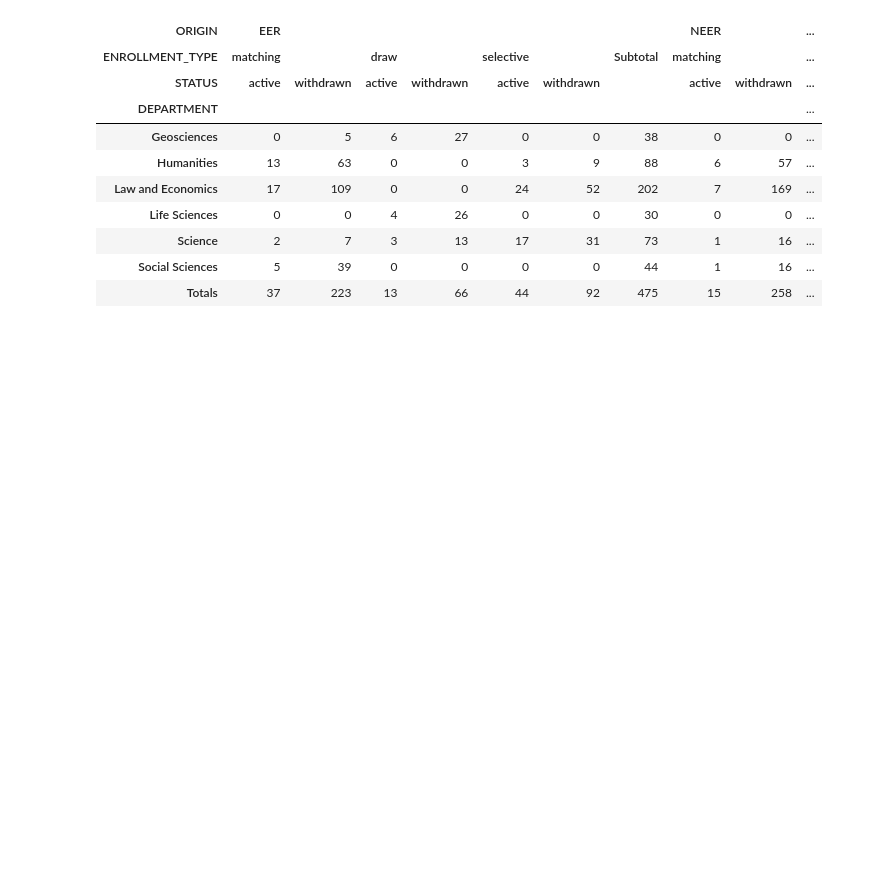
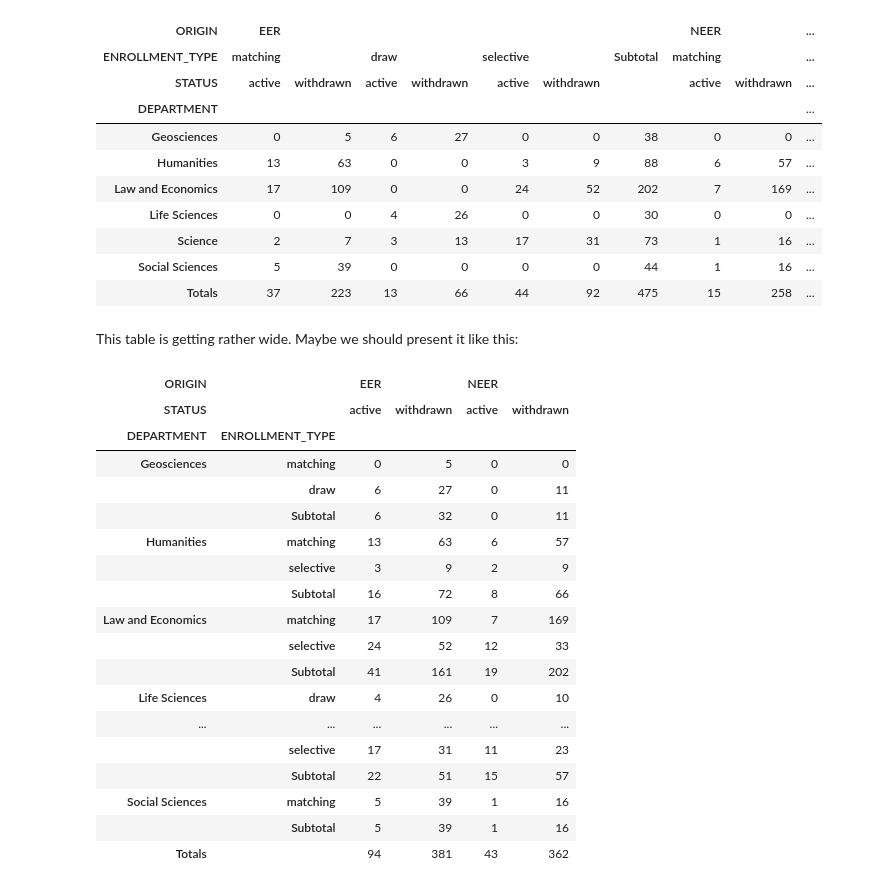
Before and after one commit to lcvriend/laserbeans, a Jupyter notebook: example.ipynb, the cells around one changed output. Drawn from its saved outputs; the diff is of its cells as text; code cells hidden in the pictures; blank space fills up the shorter version.

Commit message:
Add example of crosstable styling

```diff
--- a/example.ipynb
+++ b/example.ipynb
@@ -125,3 +125,30 @@ lb.tables.FancyTable(df_ct, style='minimal')
 | Science | 2 | 7 | 3 | 13 | 17 | 31 | 73 | 1 | 16 | ... |
 | Social Sciences | 5 | 39 | 0 | 0 | 0 | 0 | 44 | 1 | 16 | ... |
 | Totals | 37 | 223 | 13 | 66 | 44 | 92 | 475 | 15 | 258 | ... |
+# %% [markdown]
+This table is getting rather wide. Maybe we should present it like this:
+# %%
+df_ct = lb.tables.crosstab_f(df.query(qry), ['DEPARTMENT', 'ENROLLMENT_TYPE'], ['ORIGIN', 'STATUS'], totals_col=False)
+df_ct = lb.tables.sub_agg(df_ct, 0, axis=0, label='Subtotal').drop(('Totals', 'Subtotal'), axis=0)
+
+lb.tables.FancyTable(df_ct, style='minimal')
+# %% [output]
+| ORIGIN |  | EER |  | NEER |  |
+| STATUS |  | active | withdrawn | active | withdrawn |
+| DEPARTMENT | ENROLLMENT_TYPE |  |  |  |  |
+| Geosciences | matching | 0 | 5 | 0 | 0 |
+|  | draw | 6 | 27 | 0 | 11 |
+|  | Subtotal | 6 | 32 | 0 | 11 |
+| Humanities | matching | 13 | 63 | 6 | 57 |
+|  | selective | 3 | 9 | 2 | 9 |
+|  | Subtotal | 16 | 72 | 8 | 66 |
+| Law and Economics | matching | 17 | 109 | 7 | 169 |
+|  | selective | 24 | 52 | 12 | 33 |
+|  | Subtotal | 41 | 161 | 19 | 202 |
+| Life Sciences | draw | 4 | 26 | 0 | 10 |
+| ... | ... | ... | ... | ... | ... |
+|  | selective | 17 | 31 | 11 | 23 |
+|  | Subtotal | 22 | 51 | 15 | 57 |
+| Social Sciences | matching | 5 | 39 | 1 | 16 |
+|  | Subtotal | 5 | 39 | 1 | 16 |
+| Totals |  | 94 | 381 | 43 | 362 |
```
Also changed, not shown: parts of 1 cell of this notebook.
